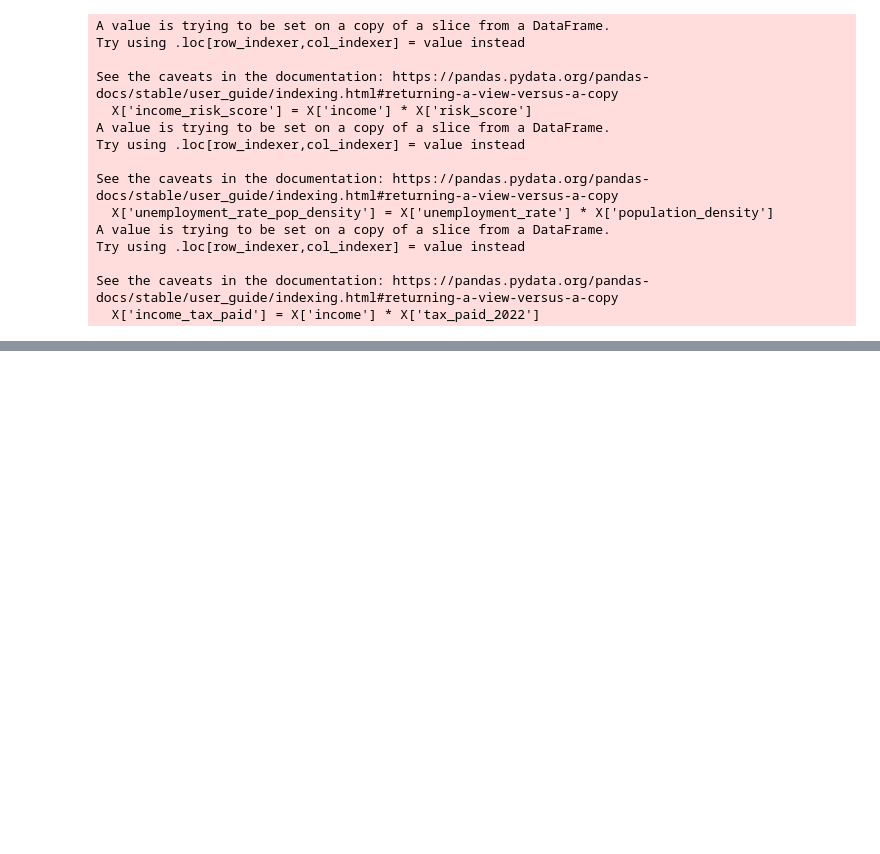
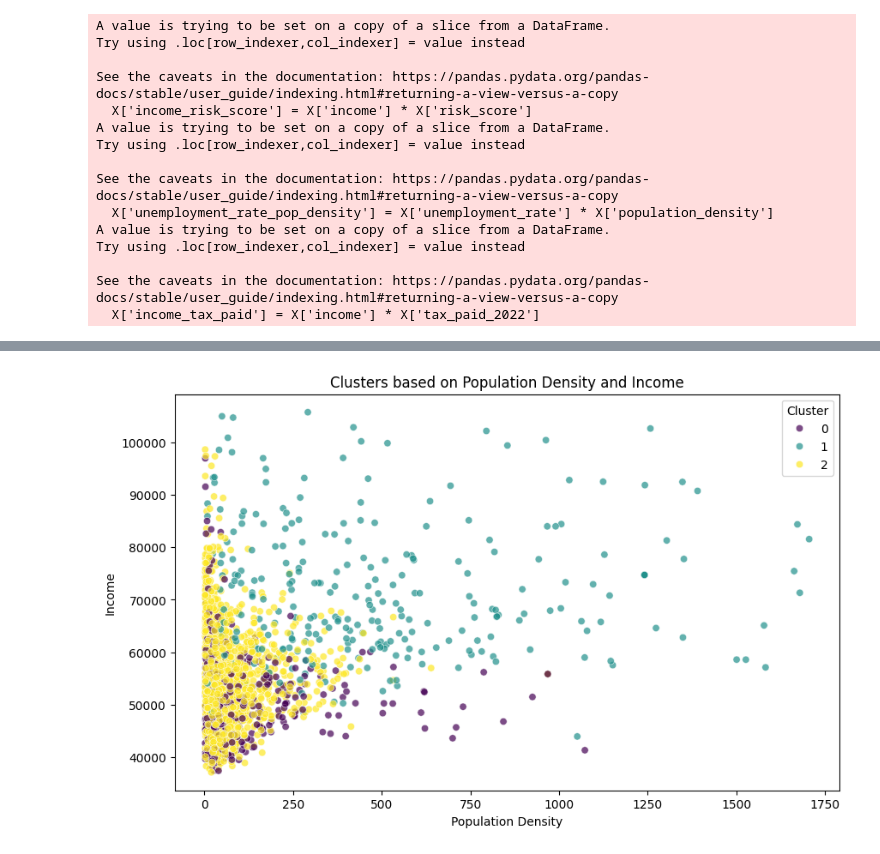
Before and after one commit to jahnavi-maddhuri/Climate-Risk-Impact-on-House-Prices, a Jupyter notebook: model.ipynb, the cells around one changed output, grey strips where cells are left out. Saved outputs shown, nothing was run; the diff lists cells and outputs as text; code cells hidden in the pictures; blank space fills up the shorter version.

```diff
--- a/model.ipynb
+++ b/model.ipynb
@@ -531,0 +505,28 @@ KeyError: 'income_x_ed_pct'
+# %%
+
+
+# Select numeric features for clustering
+features = ['population_density', 'income', 'white_pct', 'black_pct',
+            'asian_pct', 'hispanic_pct', 'ed_pct', 'tax_paid_2022',
+            'tax_trend', 'unemployment_rate']
+
+data_for_clustering = priced_df[features].dropna()
+
+# Scale the data
+scaler = StandardScaler()
+data_scaled = scaler.fit_transform(data_for_clustering)
+
+# Apply K-Means clustering
+k = 3  # Number of clusters
+kmeans = KMeans(n_clusters=k, random_state=42)
+priced_df['cluster'] = kmeans.fit_predict(data_scaled)
+# %%
+plt.figure(figsize=(10, 6))
+sns.scatterplot(data=priced_df, x='population_density', y='income', hue='cluster', palette='viridis', alpha=0.7)
+plt.title('Clusters based on Population Density and Income')
+plt.xlabel('Population Density')
+plt.ylabel('Income')
+plt.legend(title='Cluster')
+plt.show()
+# %% [output]
+[figure, added]
```
Also changed, not shown: parts of 11 cells of this notebook.
